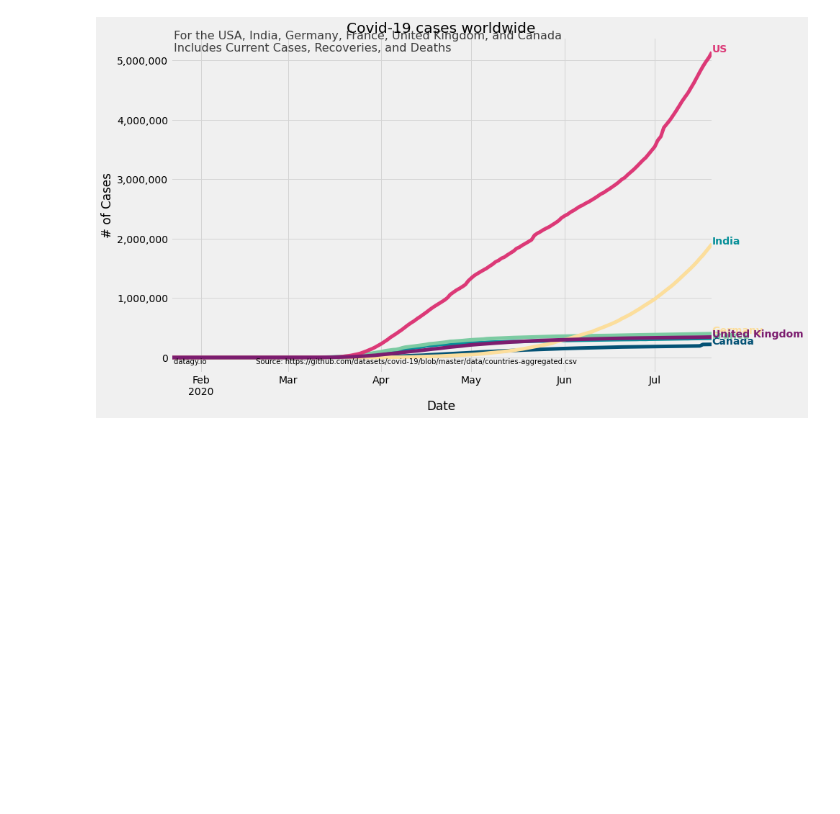
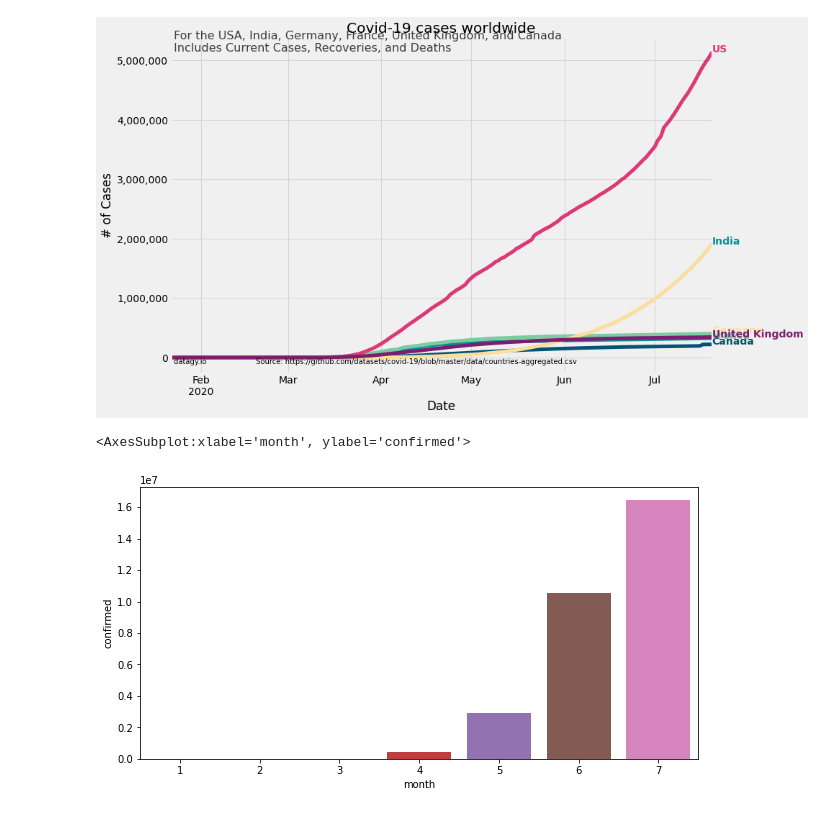
Before and after one commit to charithcherry/covid-19-data-analysis, a Jupyter notebook: covid_19_data_analysis.ipynb, the cells around one changed output. Cells and saved outputs as stored; diff of their text form; code cells hidden in the pictures; blank space fills up the shorter version.

```diff
--- a/covid_19_data_analysis.ipynb
+++ b/covid_19_data_analysis.ipynb
@@ -466,0 +489,16 @@ Text(0.5, 1.0, 'Covid-19 cases worldwide')
+# %%
+cols=[df1,df2,df3]
+df.total=pd.concat(cols,axis=1)
+# %%
+df.total['discharge_rate'] = df.total['discharged']/df.total['confirmed']      # create instances for 'death_rate and discharge_rate'
+df.total['death_rate'] = df.total['deaths']/df.total['confirmed']
+# %%
+df.total.replace(np.inf,0,inplace=True)                                   # infinite values are replaced by -0
+# %%
+df.total.reset_index(inplace=True)
+# %%
+plt.figure(figsize=(10,5))
+sns.barplot(x='month',y='confirmed',data=df.total)
+# %% [output]
+<AxesSubplot:xlabel='month', ylabel='confirmed'>
+[figure, added]
```
Also changed, not shown: parts of 10 cells of this notebook.
